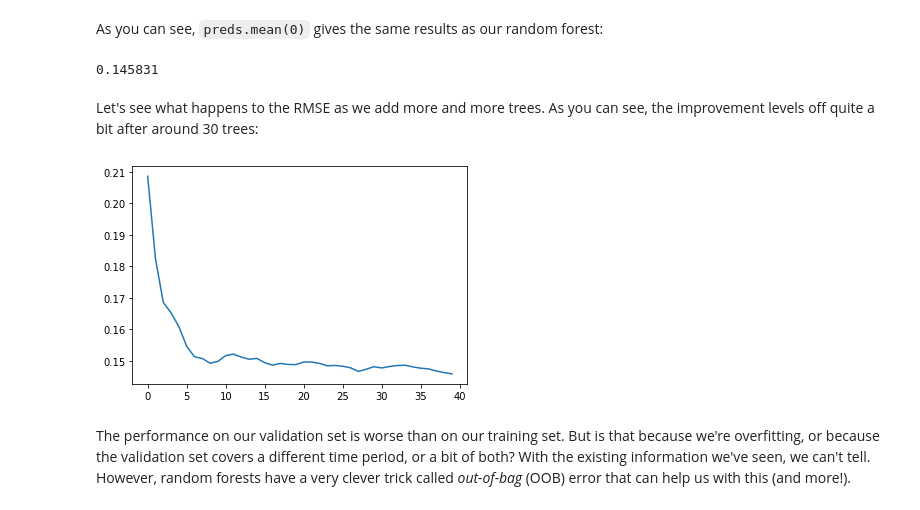
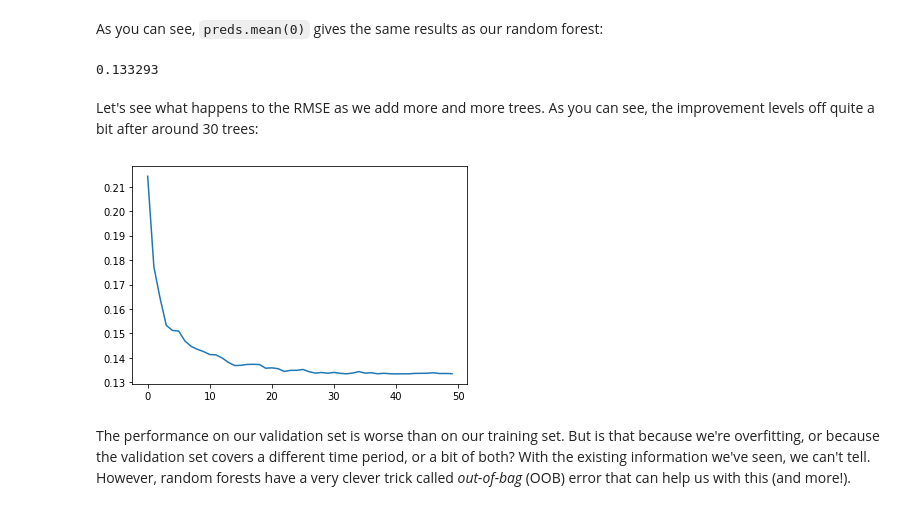
Before and after one commit to afortuny/DeepLearningFastAI, a Jupyter notebook: 10_tabular.ipynb, the cells around one changed output. Saved outputs shown, nothing was run; the diff lists cells and outputs as text; code cells hidden in the pictures.

```diff
--- a/10_tabular.ipynb
+++ b/10_tabular.ipynb
@@ -143,6 +145,6 @@ Archive:  /content/house-prices-advanced-regression-techniques.zip
 # %% [markdown]
 Now you can download datasets from Kaggle! Pick a path to download the dataset to:
 # %%
-#import pathlib
-#path = pathlib.Path('/content/gdrive/MyDrive/tabular')
+import pathlib
+path = pathlib.Path('/content/gdrive/MyDrive/tabular')
 # %%
@@ -326,3 +314,0 @@ This shows a chart of the distribution of the data for each split point. We can
-# %%
-xs.loc[xs['YearBuilt']<1900, 'YearBuilt'] = 1950
-valid_xs.loc[valid_xs['YearBuilt']<1900, 'YearBuilt'] = 1950
@@ -427,7 +403,7 @@ We can create a random forest just like we created a decision tree, except now,
 
 In the following function definition `n_estimators` defines the number of trees we want, `max_samples` defines how many rows to sample for training each tree, and `max_features` defines how many columns to sample at each split point (where `0.5` means "take half the total number of columns"). We can also specify when to stop splitting the tree nodes, effectively limiting the depth of the tree, by including the same `min_samples_leaf` parameter we used in the last section. Finally, we pass `n_jobs=-1` to tell sklearn to use all our CPUs to build the trees in parallel. By creating a little function for this, we can more quickly try different variations in the rest of this chapter:
 # %%
-def rf(xs, y, n_estimators=40, max_samples=500,
+def rf(xs, y, n_estimators=150, max_samples=550,
        max_features=0.5, min_samples_leaf=5, **kwargs):
     return RandomForestRegressor(n_jobs=-1, n_estimators=n_estimators,
         max_samples=max_samples, max_features=max_features,
@@ -455,13 +431,13 @@ As you can see, `preds.mean(0)` gives the same results as our random forest:
 # %%
 r_mse(preds.mean(0), valid_y)
 # %% [output]
-0.145831
+0.133293
 # %% [markdown]
 Let's see what happens to the RMSE as we add more and more trees. As you can see, the improvement levels off quite a bit after around 30 trees:
 # %%
-plt.plot([r_mse(preds[:i+1].mean(0), valid_y) for i in range(40)]);
+plt.plot([r_mse(preds[:i+1].mean(0), valid_y) for i in range(50)]);
 # %% [output]
-[figure, old version]
+[figure, new version]
 # %% [markdown]
 The performance on our validation set is worse than on our training set. But is that because we're overfitting, or because the validation set covers a different time period, or a bit of both? With the existing information we've seen, we can't tell. However, random forests have a very clever trick called *out-of-bag* (OOB) error that can help us with this (and more!).
 # %% [markdown]
```
Also changed, not shown: parts of 42 cells of this notebook.
